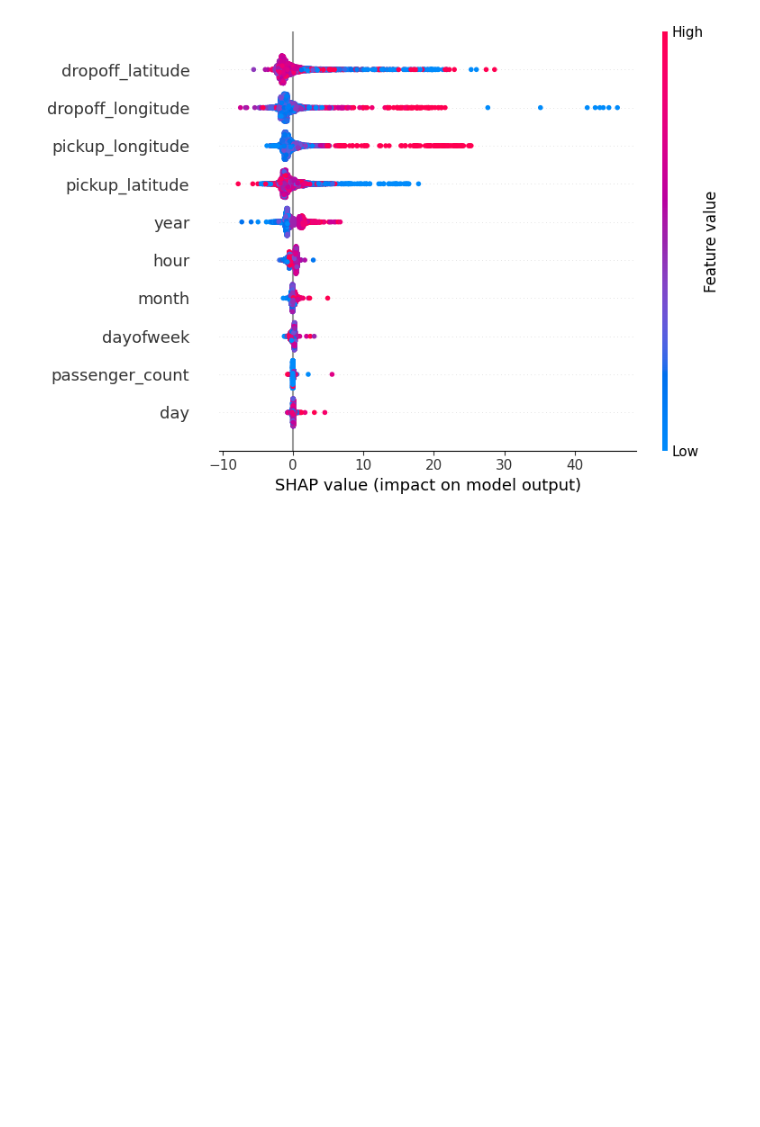
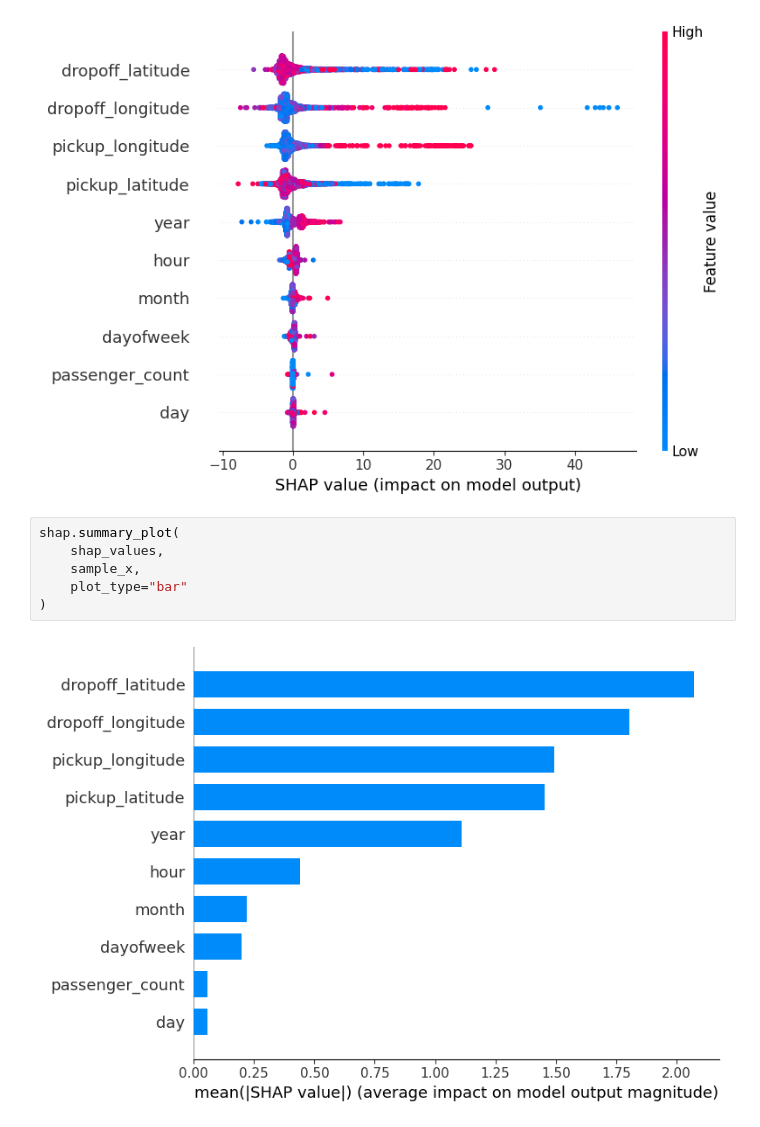
Before and after one commit to samifahim07/Ride-Fare-Estimation, a Jupyter notebook: uber_fare.ipynb, the cells around one changed output. Saved outputs shown, nothing was run; the diff lists cells and outputs as text; blank space fills up the shorter version.

```diff
--- a/uber_fare.ipynb
+++ b/uber_fare.ipynb
@@ -1180,3 +1180,11 @@ shap.summary_plot(
 )
 # %% [output]
 [figure]
+# %%
+shap.summary_plot(
+    shap_values,
+    sample_x,
+    plot_type="bar"
+)
+# %% [output]
+[figure, added]
```
